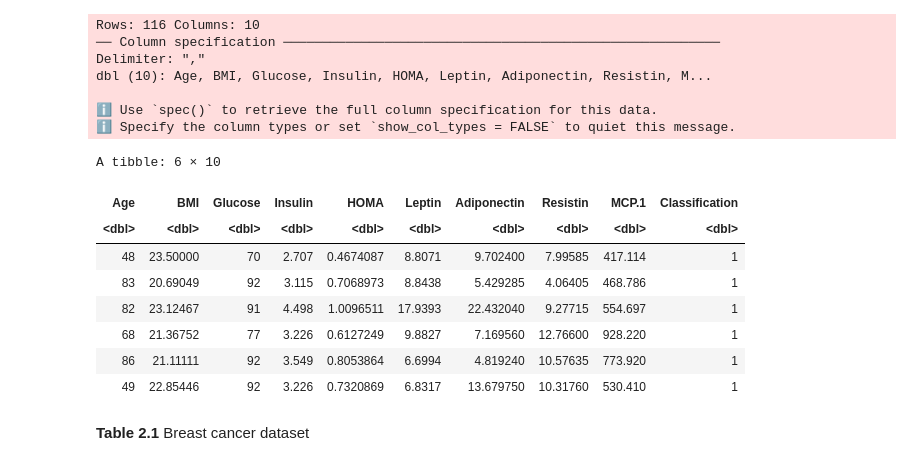
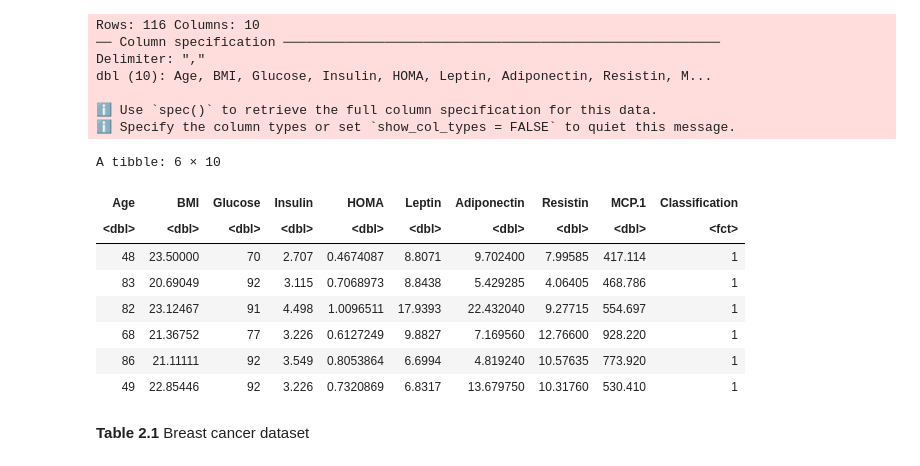
Before and after one commit to cpan0/breast-cancer-coimbra-dataset, a Jupyter notebook: final-report.ipynb, the cells around one changed output. Cells and saved outputs as stored; diff of their text form; code cells hidden in the pictures.

```diff
--- a/final-report.ipynb
+++ b/final-report.ipynb
@@ -48,11 +48,13 @@ dbl (10): Age, BMI, Glucose, Insulin, HOMA, Leptin, Adiponectin, Resistin, M...
 ℹ Use `spec()` to retrieve the full column specification for this data.
 ℹ Specify the column types or set `show_col_types = FALSE` to quiet this message.
 # %%
+cancer <- cancer %>%
+    mutate(Classification = as.factor(Classification))
 head(cancer)
 # %% [output]
 A tibble: 6 × 10
 | Age | BMI | Glucose | Insulin | HOMA | Leptin | Adiponectin | Resistin | MCP.1 | Classification |
-| <dbl> | <dbl> | <dbl> | <dbl> | <dbl> | <dbl> | <dbl> | <dbl> | <dbl> | <dbl> |
+| <dbl> | <dbl> | <dbl> | <dbl> | <dbl> | <dbl> | <dbl> | <dbl> | <dbl> | <fct> |
 | 48 | 23.50000 | 70 | 2.707 | 0.4674087 | 8.8071 | 9.702400 | 7.99585 | 417.114 | 1 |
 | 83 | 20.69049 | 92 | 3.115 | 0.7068973 | 8.8438 | 5.429285 | 4.06405 | 468.786 | 1 |
 | 82 | 23.12467 | 91 | 4.498 | 1.0096511 | 17.9393 | 22.432040 | 9.27715 | 554.697 | 1 |
```
Also changed, not shown: parts of 22 cells of this notebook.
